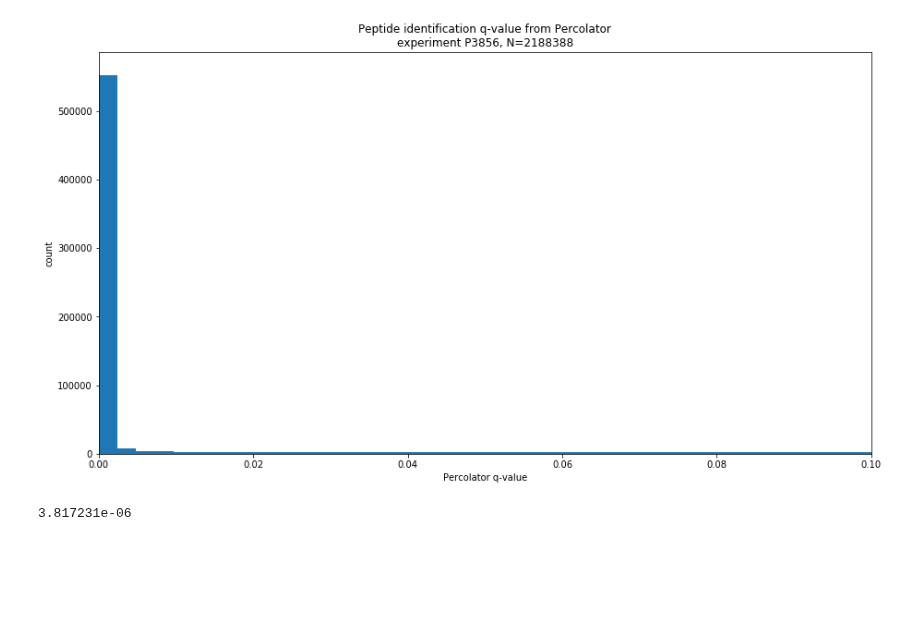
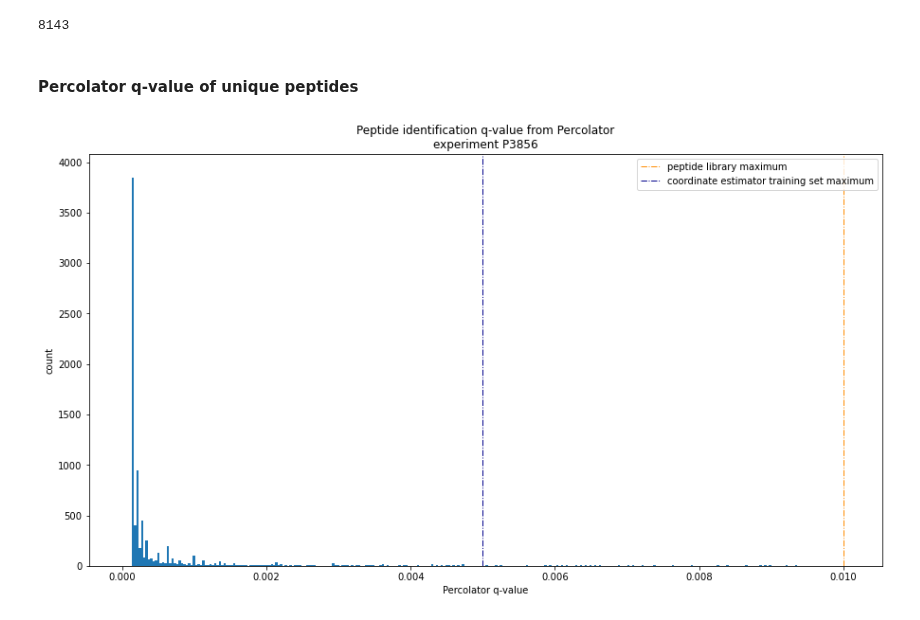
Before and after one commit to WEHI-Proteomics/tfde, a Jupyter notebook: notebooks/histogram of all identified features.ipynb, the cells around one changed output. Saved outputs shown, nothing was run; the diff lists cells and outputs as text; code cells hidden in the pictures; blank space fills up the shorter version.

```diff
--- a/notebooks/histogram of all identified features.ipynb
+++ b/notebooks/histogram of all identified features.ipynb
@@ -19,0 +7,9 @@ identifications_df = pd.read_pickle('~/all_identified_features.pkl')
+# %%
+experiment_name = 'P3856'
+feature_detection_method = 'pasef'
+
+# BASE_RESULTS_DIR = '/media/big-ssd/results-{}'.format(experiment_name)
+BASE_RESULTS_DIR = '/Users/darylwilding-mcbride/Downloads/results-{}'.format(experiment_name)
+
+IDENTIFICATIONS_DIR = '{}/P3856-results-cs-true-fmdw-true-2021-05-16-18-13-29/identifications-pasef'.format(BASE_RESULTS_DIR)
+IDENTIFICATIONS_FILE = '{}/exp-{}-identifications-{}-recalibrated.pkl'.format(IDENTIFICATIONS_DIR, experiment_name, feature_detection_method)
@@ -19,0 +20,2 @@ identifications_df = pd.read_pickle('~/all_identified_features.pkl')
+# %%
+MAXIMUM_Q_VALUE = 0.01
@@ -19,0 +24,6 @@ identifications_df = pd.read_pickle('~/all_identified_features.pkl')
+# %%
+# load the identifications that had saturated points in the mono
+with open(IDENTIFICATIONS_FILE, 'rb') as handle:
+    d = pickle.load(handle)
+identifications_df = d['identifications_df']
+identifications_df = identifications_df[(identifications_df['percolator q-value'] <= MAXIMUM_Q_VALUE)]
@@ -31,28 +88,46 @@ Index(['file_idx', 'scan', 'charge_x', 'spectrum precursor m/z',
       dtype='object')
+# %%
+sequences_l = []
+for group_name,group_df in identifications_df.groupby(['sequence','charge'], as_index=False):
+    sequence = group_name[0]
+    charge = group_name[1]
+    q_value = group_df['percolator q-value'].mean()
+    group_df['scan_base_peak_width'] = group_df.scan_upper - group_df.scan_lower
+    mean_scan_base_peak_width = group_df.scan_base_peak_width.mean()
+    group_df['rt_base_peak_width'] = group_df.rt_upper - group_df.rt_lower
+    mean_rt_base_peak_width = group_df.rt_base_peak_width.mean()
+    sequences_l.append({'sequence':sequence, 'charge':charge, 'q_value':q_value, 'mean_scan_base_peak_width':mean_scan_base_peak_width, 'mean_rt_base_peak_width':mean_rt_base_peak_width})
+sequences_df = pd.DataFrame(sequences_l)
+# %%
+len(sequences_df)
+# %% [output]
+8143
+# %% [markdown]
+#### Percolator q-value of unique peptides
 # %%
 f, ax1 = plt.subplots()
 f.set_figheight(8)
 f.set_figwidth(15)
 
 plt.margins(0.06)
 plt.title('')
 
 bins = 300
-values = identifications_df['percolator q-value']
-y, x, _ = ax1.hist(values, bins=bins)
-mean = np.mean(values)
-# ax1.axvline(mean, color='darkorange', lw=1.0, ls='-.', label='mean')
+# values = sequences_df[sequences_df.q_value <= 0.05].q_value
+values = sequences_df.q_value
+y, x, _ = ax1.hist(values, bins=bins, label=None)
+
+ax1.axvline(0.01, color='darkorange', lw=1.0, ls='-.', label='peptide library maximum')
+ax1.axvline(0.005, color='darkblue', lw=1.0, ls='-.', label='coordinate estimator training set maximum')
 
 plt.xlabel('Percolator q-value')
 plt.ylabel('count')
-plt.title('Peptide identification q-value from Percolator\nexperiment {}, N={}'.format(EXPERIMENT_NAME,len(identifications_df)))
-plt.xlim((0,0.1))
+plt.title('Peptide identification q-value from Percolator\nexperiment {}'.format(experiment_name))
+# plt.xlim((0,0.01))
 # plt.ylim((0,1000))
 
+plt.legend(loc='best')
+
 plt.show()
 # %% [output]
-[figure, old version]
+[figure, new version]
-# %%
-identifications_df['percolator q-value'].min()
-# %% [output]
-3.817231e-06
```
Also changed, not shown: parts of 17 cells of this notebook.
